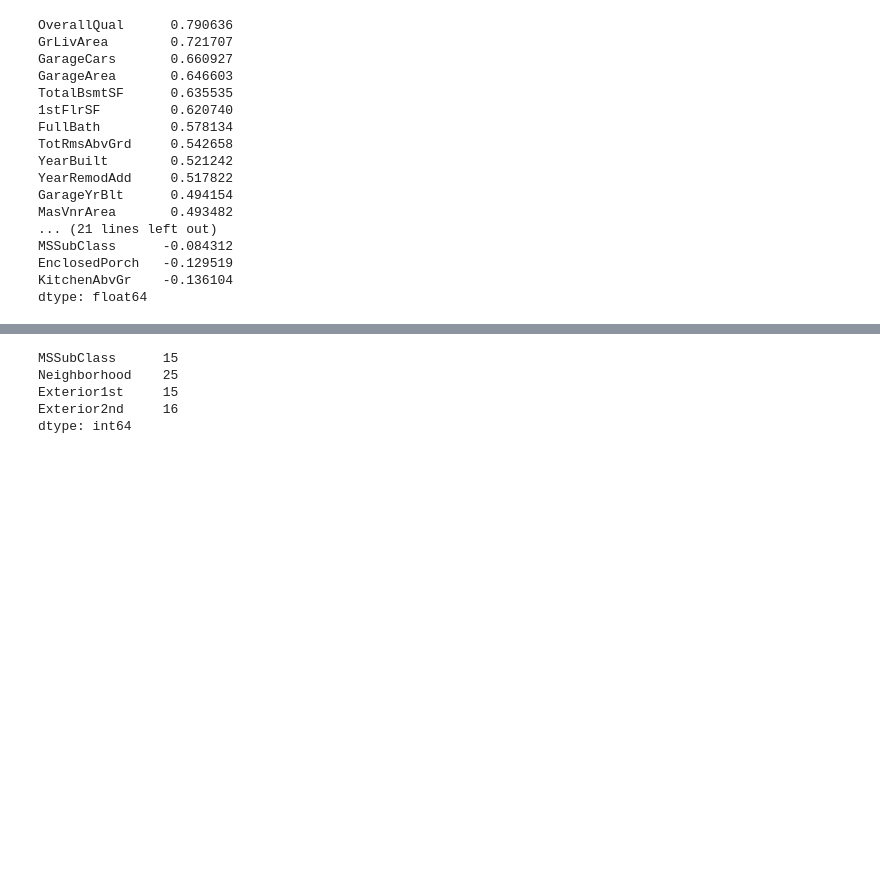
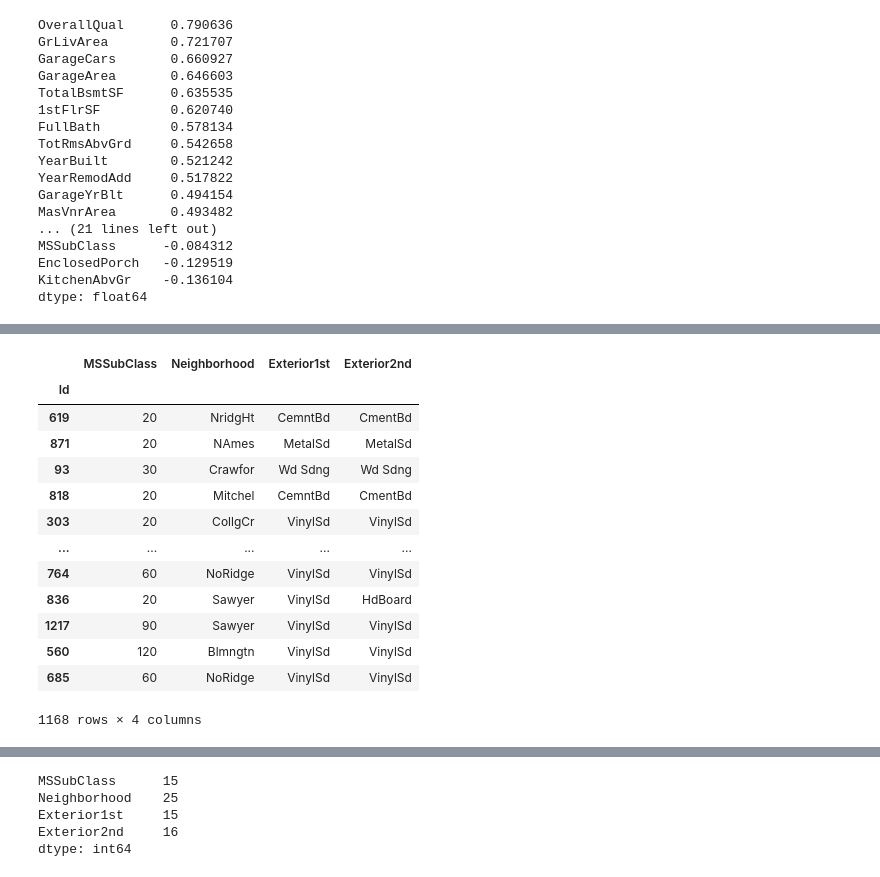
Before and after one commit to vitaminac/miniai, a Jupyter notebook: house-prices-regression-prediction.ipynb, the cells around one changed output, grey strips where cells are left out. Saved outputs shown, nothing was run; the diff lists cells and outputs as text; code cells hidden in the pictures; blank space fills up the shorter version.

```diff
--- a/house-prices-regression-prediction.ipynb
+++ b/house-prices-regression-prediction.ipynb
@@ -222,0 +255,17 @@ categorical_cols = nominal_cols + ordinal_cols
+# %%
+X_train_df[high_cardinality_nominal_cols]
+# %% [output]
+|  | MSSubClass | Neighborhood | Exterior1st | Exterior2nd |
+| Id |  |  |  |  |
+| 619 | 20 | NridgHt | CemntBd | CmentBd |
+| 871 | 20 | NAmes | MetalSd | MetalSd |
+| 93 | 30 | Crawfor | Wd Sdng | Wd Sdng |
+| 818 | 20 | Mitchel | CemntBd | CmentBd |
+| 303 | 20 | CollgCr | VinylSd | VinylSd |
+| ... | ... | ... | ... | ... |
+| 764 | 60 | NoRidge | VinylSd | VinylSd |
+| 836 | 20 | Sawyer | VinylSd | HdBoard |
+| 1217 | 90 | Sawyer | VinylSd | VinylSd |
+| 560 | 120 | Blmngtn | VinylSd | VinylSd |
+| 685 | 60 | NoRidge | VinylSd | VinylSd |
+1168 rows × 4 columns
```
Also changed, not shown: parts of 11 cells of this notebook.
